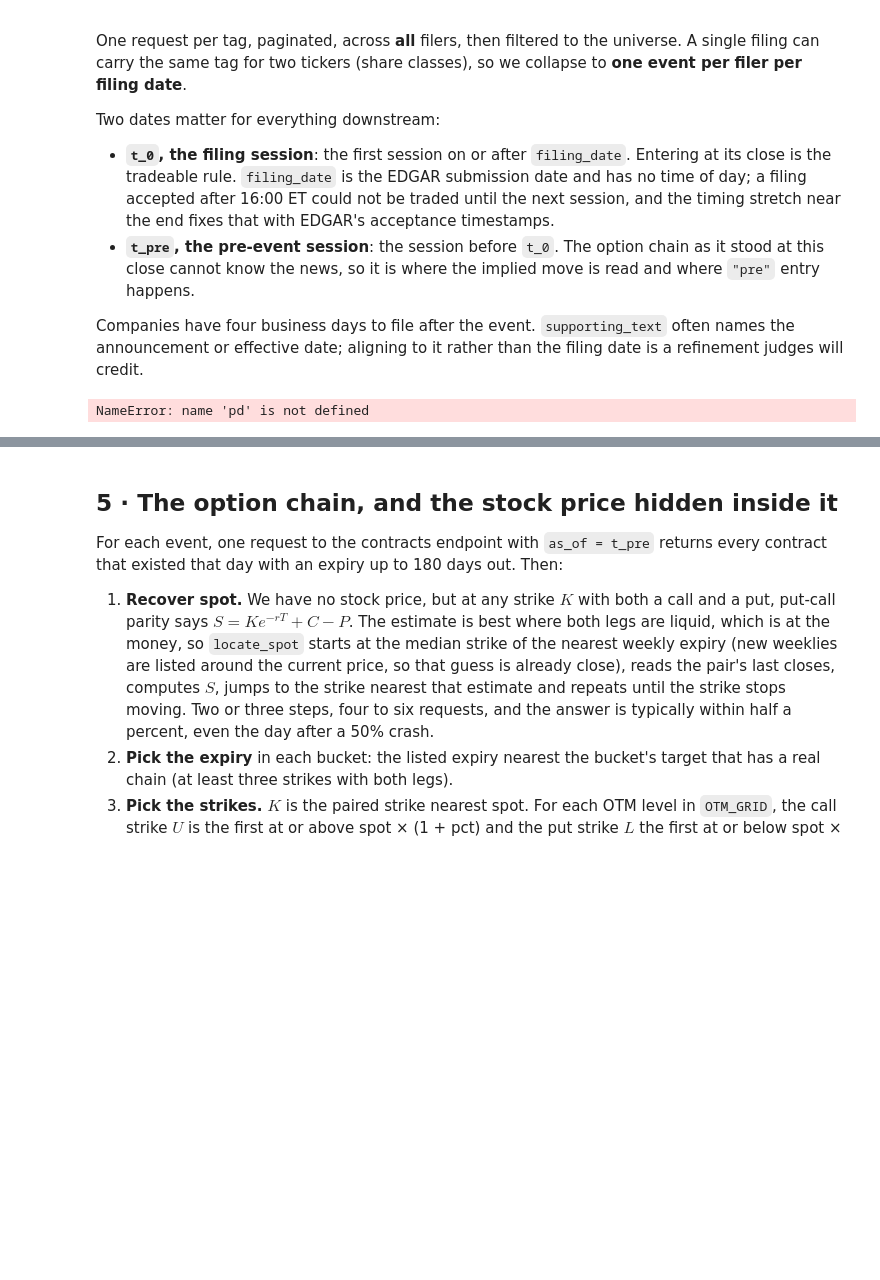
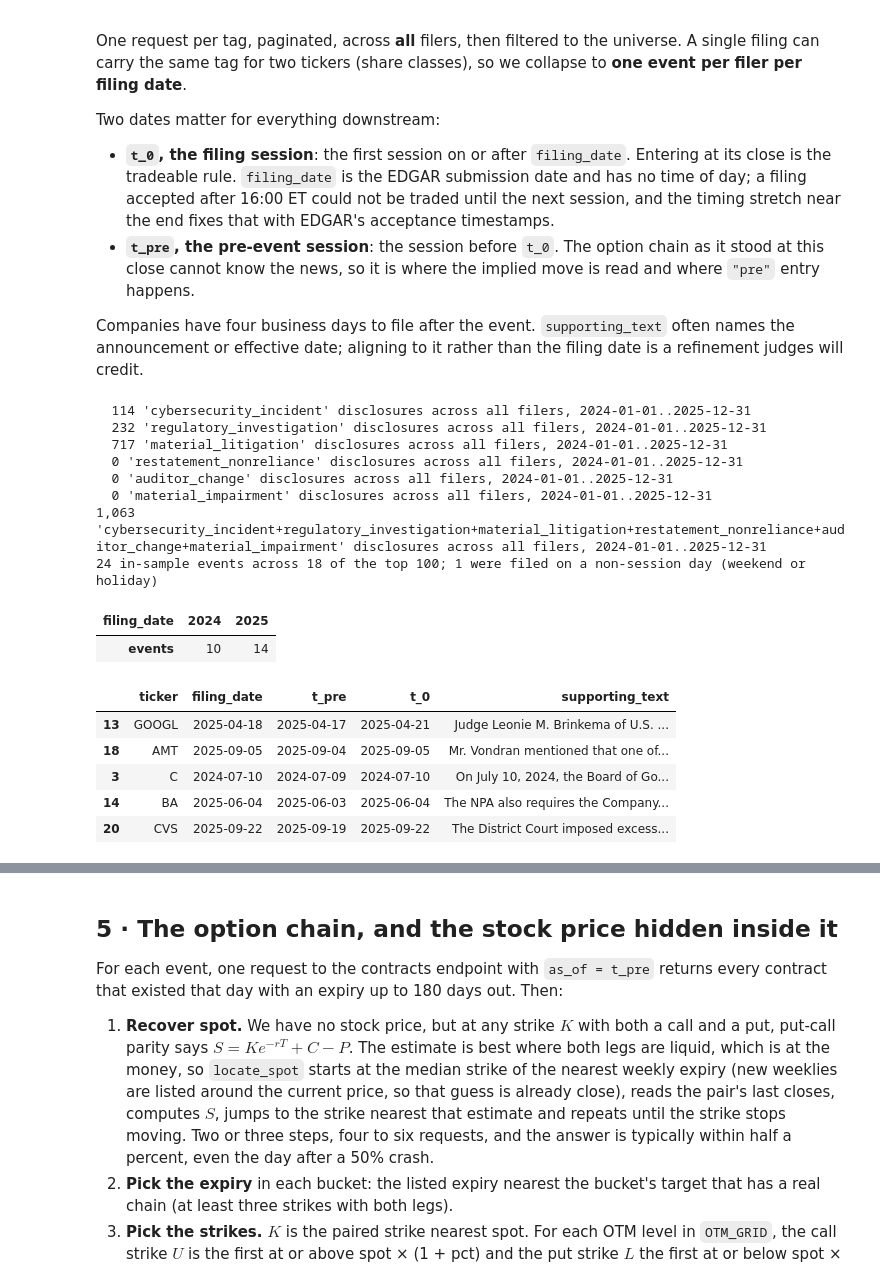
Before and after one commit to 124812/massiveandslightlypassive1, a Jupyter notebook: gator-quant-hacks-8k-options-challenge.ipynb, the cells around one changed output, grey strips where cells are left out. Saved outputs shown, nothing was run; the diff lists cells and outputs as text; code cells hidden in the pictures; blank space fills up the shorter version.

```diff
--- a/gator-quant-hacks-8k-options-challenge.ipynb
+++ b/gator-quant-hacks-8k-options-challenge.ipynb
@@ -612,43 +635,65 @@ def normalize_ticker(t) -> str | None:
         return None
     return t.strip().upper().replace("/", ".")
 
 
-def fetch_disclosures(tag: str, start: str, end: str) -> pd.DataFrame:
-    rows = api_get_all("/stocks/filings/8-K/vX/disclosures", {
-        "tertiary_category": tag, "filing_date.gte": start, "filing_date.lte": end,
-        "limit": 1000, "sort": "filing_date.asc",
-    })
-    df = pd.DataFrame(rows)
+def fetch_disclosures(tag: str | list[str], start: str, end: str) -> pd.DataFrame:
+    tags = [tag] if isinstance(tag, str) else list(tag)
+    frames = []
+    for t in tags:
+        rows = api_get_all("/stocks/filings/8-K/vX/disclosures", {
+            "tertiary_category": t, "filing_date.gte": start, "filing_date.lte": end,
+            "limit": 1000, "sort": "filing_date.asc",
+        })
+        print(f"  {len(rows):,} '{t}' disclosures across all filers, {start}..{end}")
+        frames.append(pd.DataFrame(rows))
+    df = pd.concat(frames, ignore_index=True) if frames else pd.DataFrame()
     if not df.empty:
         df["filing_date"] = pd.to_datetime(df["filing_date"])
     return df
 
 
-def build_events(tag: str, start: str, end: str, universe: list[str]) -> pd.DataFrame:
-    """One row per (filer, filing date) in the universe, with the filing session and the session before it."""
+def build_events(tag: str | list[str], start: str, end: str, universe: list[str]) -> pd.DataFrame:
+    """One row per (filer, filing date) in the universe, unioned over tags when given a list."""
     raw = fetch_disclosures(tag, start, end)
-    print(f"{len(raw):,} '{tag}' disclosures across all filers, {start}..{end}")
+    label = "+".join(tag) if isinstance(tag, list) else tag
+    print(f"{len(raw):,} '{label}' disclosures across all filers, {start}..{end}")
     ex = raw.explode("tickers").rename(columns={"tickers": "ticker"})
     ex["ticker"] = ex["ticker"].map(normalize_ticker)
     ex = ex[ex["ticker"].isin(universe)]
     ev = (ex.sort_values(["cik", "filing_date"])
             .groupby(["cik", "filing_date"], as_index=False)
             .agg(ticker=("ticker", "first"), accession_number=("accession_number", "first"),
-                 filing_url=("filing_url", "first"), supporting_text=("supporting_text", "first"))
+                 filing_url=("filing_url", "first"), supporting_text=("supporting_text", "first"),
+                 tags=("tertiary_category", lambda s: "+".join(sorted(set(s)))))
             .sort_values("filing_date").reset_index(drop=True))
     ev["t_0"] = ev["filing_date"].map(session_on_or_after)      # the filing session: first session on or after the filing date
     ev["t_pre"] = ev["t_0"].map(session_before)                 # the session before it: the chain here cannot know the news
     ev["days_since_prev_event"] = ev.groupby("ticker")["filing_date"].diff().dt.days
     return ev
 
 
-events = build_events(EVENT_TAG, STUDY_START, STUDY_END, TOP_100)
+events = build_events(TAIL_TAGS, STUDY_START, STUDY_END, TOP_100)
 if MAX_EVENTS:
     events = events.head(MAX_EVENTS).copy()
 print(f"{len(events)} in-sample events across {events.ticker.nunique()} of the top 100; "
       f"{(events.filing_date != events.t_0).sum()} were filed on a non-session day (weekend or holiday)")
 display(events.groupby(events.filing_date.dt.year).size().rename("events").to_frame().T)
 with pd.option_context("display.max_colwidth", 110):
-    display(events[["ticker", "filing_date", "t_pre", "t_0", "supporting_text"]].sample(5, random_state=1))
+    display(events[["ticker", "filing_date", "t_pre", "t_0", "supporting_text"]].sample(min(5, len(events)), random_state=1))
 # %% [output]
-NameError: name 'pd' is not defined
+  114 'cybersecurity_incident' disclosures across all filers, 2024-01-01..2025-12-31
+  232 'regulatory_investigation' disclosures across all filers, 2024-01-01..2025-12-31
+  717 'material_litigation' disclosures across all filers, 2024-01-01..2025-12-31
+  0 'restatement_nonreliance' disclosures across all filers, 2024-01-01..2025-12-31
+  0 'auditor_change' disclosures across all filers, 2024-01-01..2025-12-31
+  0 'material_impairment' disclosures across all filers, 2024-01-01..2025-12-31
+1,063 'cybersecurity_incident+regulatory_investigation+material_litigation+restatement_nonreliance+auditor_change+material_impairment' disclosures across all filers, 2024-01-01..2025-12-31
+24 in-sample events across 18 of the top 100; 1 were filed on a non-session day (weekend or holiday)
+| filing_date | 2024 | 2025 |
+| events | 10 | 14 |
+|  | ticker | filing_date | t_pre | t_0 | supporting_text |
+| 13 | GOOGL | 2025-04-18 | 2025-04-17 | 2025-04-21 | Judge Leonie M. Brinkema of U.S. ... |
+| 18 | AMT | 2025-09-05 | 2025-09-04 | 2025-09-05 | Mr. Vondran mentioned that one of... |
+| 3 | C | 2024-07-10 | 2024-07-09 | 2024-07-10 | On July 10, 2024, the Board of Go... |
+| 14 | BA | 2025-06-04 | 2025-06-03 | 2025-06-04 | The NPA also requires the Company... |
+| 20 | CVS | 2025-09-22 | 2025-09-19 | 2025-09-22 | The District Court imposed excess... |
```
Also changed, not shown: parts of 19 cells of this notebook, 6 other files.
